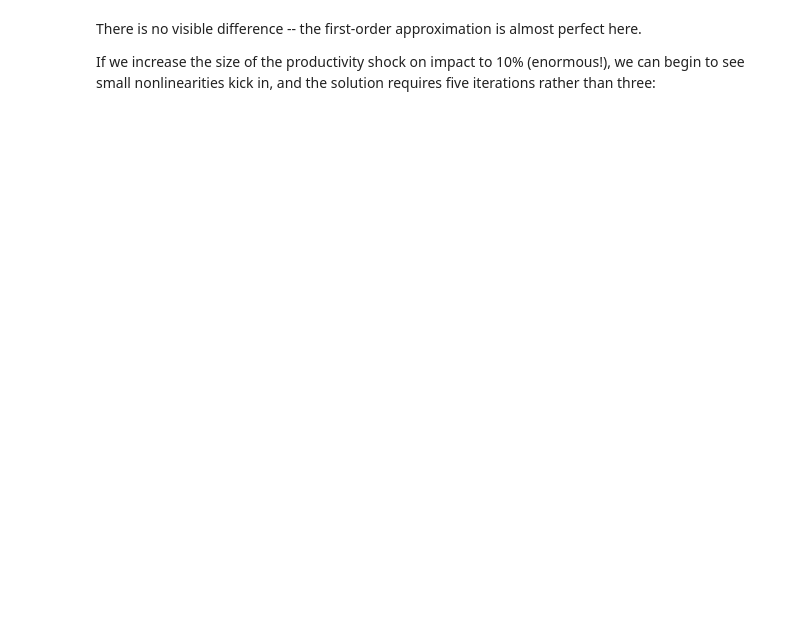
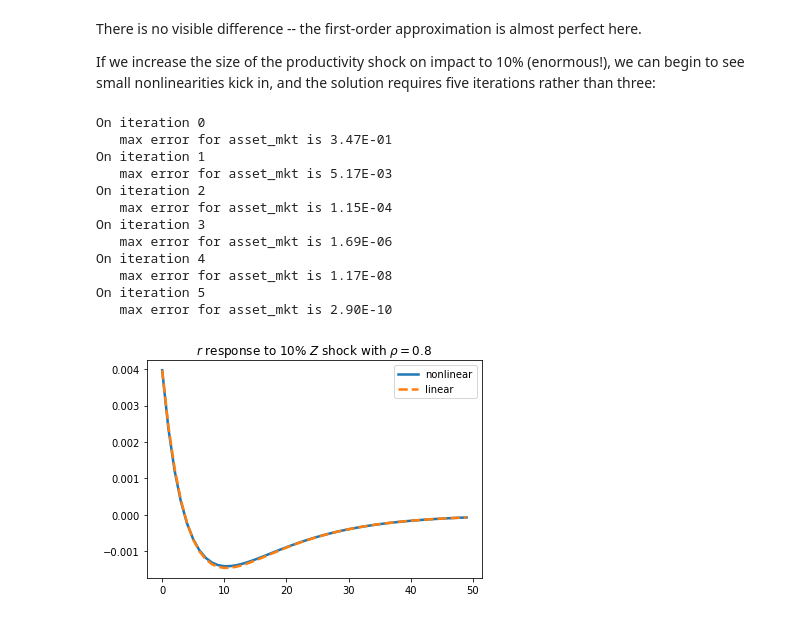
Before and after one commit to shade-econ/sequence-jacobian, a Jupyter notebook: krusell_smith.ipynb, the cells around one changed output. Cells and saved outputs as stored; diff of their text form; code cells hidden in the pictures; blank space fills up the shorter version.

```diff
--- a/krusell_smith.ipynb
+++ b/krusell_smith.ipynb
@@ -285,7 +287,7 @@ Here, we only have two blocks: the firm and household blocks. Getting these Jaco
 T = 300
 
 # firm Jacobian: r and w as functions of K and Z
-J_firm = sim.all_Js(firm, ss, shock_list=['K', 'Z'])
+J_firm = sim.jac(firm, ss, shock_list=['K', 'Z'])
 
 # household Jacobian: curlyK (called 'a' for assets by J_ha) as function of r and w
 J_ha = household.jac(ss, T=T, shock_dict={'r': {'r': 1}, 'w': {'w': 1}}, desired_outputs=['c', 'a'])
@@ -609,11 +620,26 @@ There is no visible difference -- the first-order approximation is almost perfec
 If we increase the size of the productivity shock on impact to 10% (enormous!), we can begin to see small nonlinearities kick in, and the solution requires five iterations rather than three:
 # %%
 Z = ss['Z'] + 0.1*0.8**np.arange(T)
-td_nonlin = td_nonlinear(ss, H_K_inv, Z)
+td_nonlin = nonlinear.td_solve(ss, [firm, household, mkt_clearing],
+                               ['K'], ['asset_mkt'], -H_K, monotonic=True, Z=Z)
 dr_nonlin = td_nonlin['r'] - ss['r']
 dr_lin = G['r'] @ (Z - ss['Z'])
 plt.plot(dr_nonlin[:50], label='nonlinear', linewidth=2.5)
 plt.plot(dr_lin[:50], label='linear', linestyle='--', linewidth=2.5)
 plt.title(r'$r$ response to 10% $Z$ shock with $\rho=0.8$')
 plt.legend()
 plt.show()
+# %% [output]
+On iteration 0
+   max error for asset_mkt is 3.47E-01
+On iteration 1
+   max error for asset_mkt is 5.17E-03
+On iteration 2
+   max error for asset_mkt is 1.15E-04
+On iteration 3
+   max error for asset_mkt is 1.69E-06
+On iteration 4
+   max error for asset_mkt is 1.17E-08
+On iteration 5
+   max error for asset_mkt is 2.90E-10
+[figure, added]
```
Also changed, not shown: parts of 11 cells of this notebook, 5 other files.
